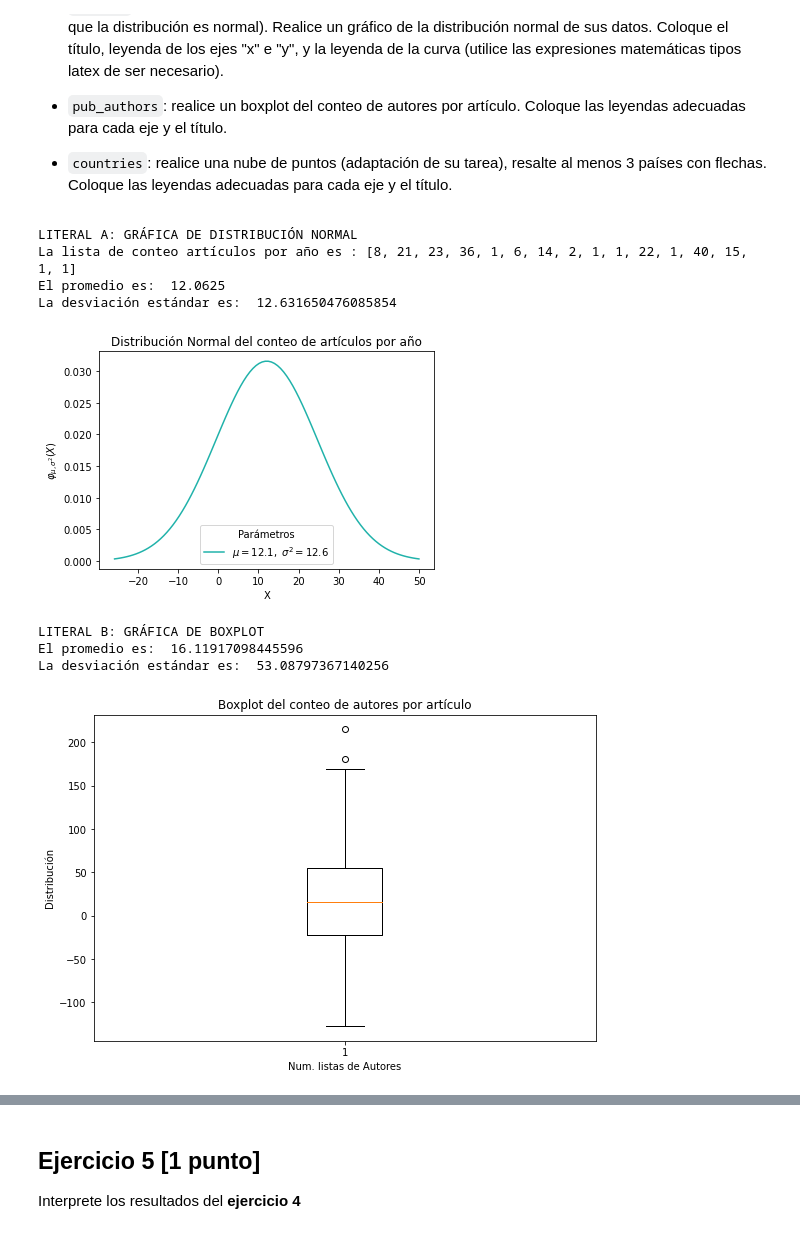
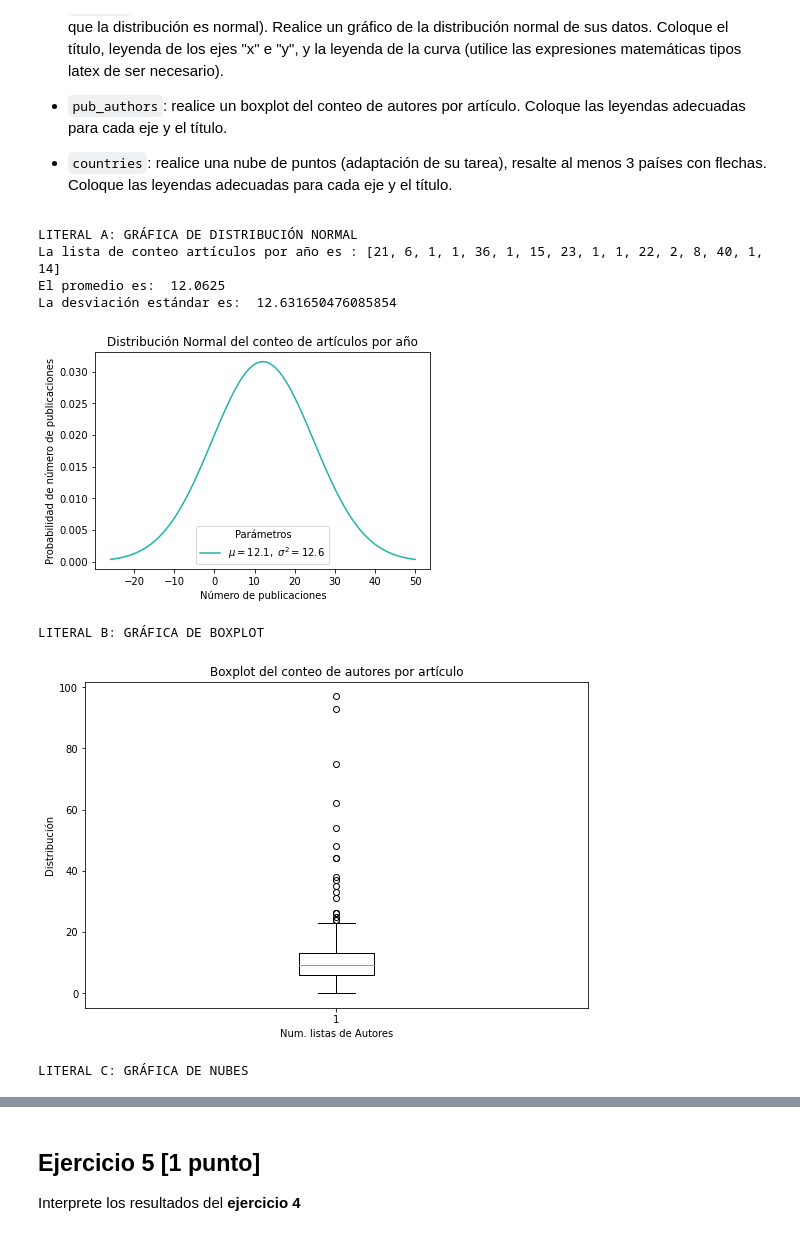
Before and after one commit to MichellS3/GBI6_ExamenPython, a Jupyter notebook: 2021II_GBI6_ExamenParcialPython.ipynb, the cells around one changed output, grey strips where cells are left out. Saved outputs shown, nothing was run; the diff lists cells and outputs as text; code cells hidden in the pictures.

````diff
--- a/2021II_GBI6_ExamenParcialPython.ipynb
+++ b/2021II_GBI6_ExamenParcialPython.ipynb
@@ -141,9 +141,11 @@ Realice la visualización de los datos del ejercicio 3.
 * ```countries```: realice una nube de puntos (adaptación de su tarea), resalte al menos 3 países con flechas. Coloque las leyendas adecuadas para cada eje y el título.
 # %%
 # Escriba aquí su código para el ejercicio 4
+import pandas as pd
 import numpy as np
 import scipy.stats as stats
 import matplotlib.pyplot as plt
+import csv as csv
 
 #Gráfica de Distribución Normal (pubyear)
 print ('LITERAL A: GRÁFICA DE DISTRIBUCIÓN NORMAL')
@@ -162,44 +164,80 @@ for elem in f:
     h[k]=d
     k=k+1
 print ('La lista de conteo artículos por año es :',h)
 mean = np.average(h)
 print ('El promedio es: ',mean)
 stan = np.std(h)
 print ('La desviación estándar es: ',stan)
 x = np.linspace(mean - 3*stan, mean + 3*stan, 100)
 sigma = stan
 label = '$\mu = %.1f, \ \sigma^2=%.1f$' %(mean, stan)
 y_norm = stats.norm.pdf(x, mean, sigma)
 plt.plot(x, y_norm, label=label, c = 'lightseagreen')
-plt.xlabel('X')
-plt.ylabel('$φ_{μ,σ^2}(X)$')
+plt.xlabel('Número de publicaciones')
+plt.ylabel('Probabilidad de número de publicaciones')
 plt.title('Distribución Normal del conteo de artículos por año')
 plt.legend(title = "Parámetros")
 plt.show()
 
 #Gráfica de Boxplot (pub_authors)
 print ('LITERAL B: GRÁFICA DE BOXPLOT')
 i = k2.iloc[:,1]
 s = pd.Series(i)
-mean = np.average(i)
-print ('El promedio es: ',mean)
-stan = np.std(i)
-print ('La desviación estándar es: ',stan)
-data = np.random.normal(mean, stan, 1000) #OJITO
+s1 = s.tolist()
+s1.pop(79) #Eliminamos el dato atípico
 fig = plt.figure(1, figsize=(9, 6))
 ax = fig.add_subplot(111)
-bp = ax.boxplot(data)
+bp = ax.boxplot(s1)
 plt.xlabel('Num. listas de Autores')
 plt.ylabel('Distribución')
 plt.title('Boxplot del conteo de autores por artículo')
 plt.show()
+
+#Gráfica de Nubes (countries)
+print ('LITERAL C: GRÁFICA DE NUBES')
+iu= j.iloc[:,0]
+su=pd.Series(iu)
+i = j.iloc[:,1]
+sa = pd.Series(i)
+s = sa.tolist()
+zip_coordinates = {}
+with open('Data/countries.txt') as f:
+    csvr = csv.DictReader(f)
+    for row in csvr:
+        zip_coordinates[row['name']] = [float(row['latitude']),
+                                           float(row['longitude'])]
+code = []
+long = []
+lat = []
+count = s
+for inte in su:
+    if inte in zip_coordinates.keys():
+        code.append(inte)
+        lat.append(zip_coordinates[inte][0])
+        long.append(zip_coordinates[inte][1])
+
+plt.scatter(long, lat, s = count, c= count)
+plt.colorbar()
+ard = dict(arrowstyle="->")
+plt.annotate('Ecuador', xy = (-78.183406, -1.831239),
+               xytext = (-75.25, 1), arrowprops = ard)
+plt.annotate('Guatemala', xy = (-90.230759, 15.783471),
+               xytext = (-110, 20.4292), arrowprops= ard)
+plt.annotate('United States of America', xy = (-95.712891, 37.09024),
+               xytext = (-85.1106, 45.3736), arrowprops= ard)
+params = plt.gcf()
+plSize = params.get_size_inches()
+params.set_size_inches( (plSize[0] * 3, plSize[1] * 3) )
+plt.xlabel('Longitud')
+plt.ylabel('Latitud')
+plt.title('Mapa de nubes, distribución de autores por país')
+plt.show()
 # %% [output]
 LITERAL A: GRÁFICA DE DISTRIBUCIÓN NORMAL
-La lista de conteo artículos por año es : [8, 21, 23, 36, 1, 6, 14, 2, 1, 1, 22, 1, 40, 15, 1, 1]
+La lista de conteo artículos por año es : [21, 6, 1, 1, 36, 1, 15, 23, 1, 1, 22, 2, 8, 40, 1, 14]
 El promedio es:  12.0625
 La desviación estándar es:  12.631650476085854
-[figure, old version]
+[figure, new version]
 LITERAL B: GRÁFICA DE BOXPLOT
-El promedio es:  16.11917098445596
-La desviación estándar es:  53.08797367140256
-[figure, old version]
+[figure, new version]
+LITERAL C: GRÁFICA DE NUBES
````
Also changed, not shown: parts of 2 cells of this notebook.
